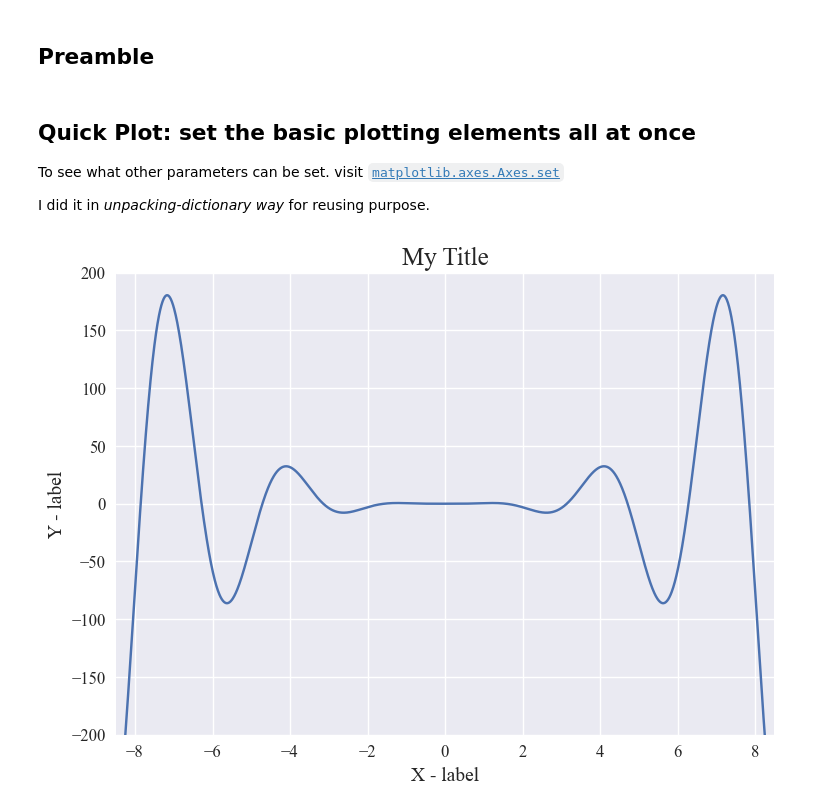
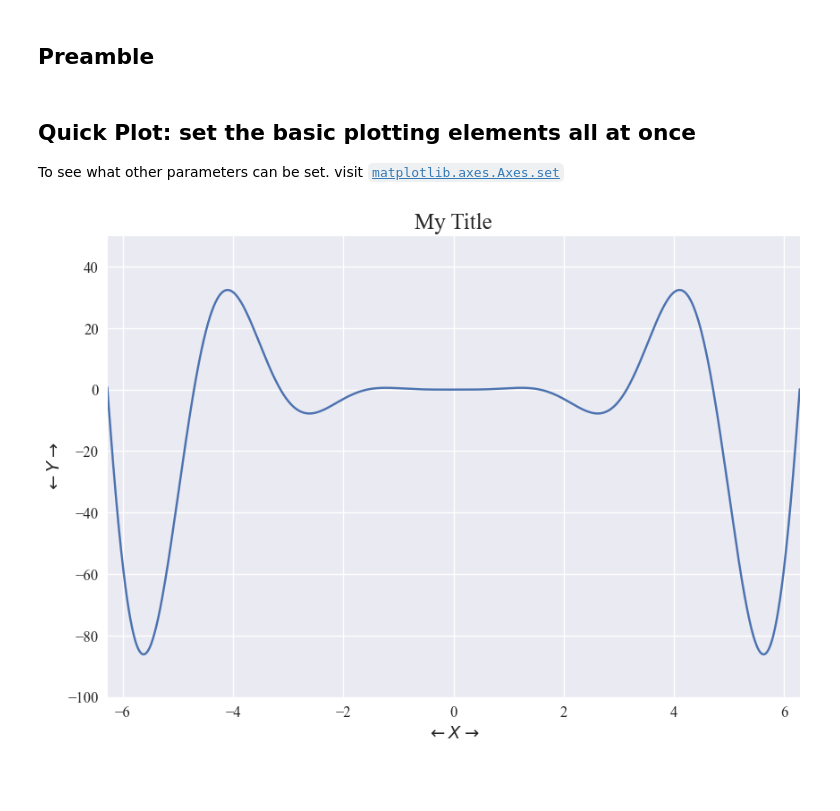
Before and after one commit to s-shifat/code-snippets, a Jupyter notebook: docs/python/plotting/notebooks/most_frequent_mpl_snippets.ipynb, the cells around one changed output. Drawn from its saved outputs; the diff is of its cells as text; code cells hidden in the pictures; blank space fills up the shorter version.

```diff
--- a/docs/python/plotting/notebooks/most_frequent_mpl_snippets.ipynb
+++ b/docs/python/plotting/notebooks/most_frequent_mpl_snippets.ipynb
@@ -15,38 +15,38 @@ mpl.rcParams.update({
     "ytick.labelsize": 12,
 })
 # %%
-x = np.arange(-10, 10, 0.01)
+x = np.arange(-4*np.pi, 4*np.pi + 0.01, 0.01)
 y = x**3 * np.sin(x) * np.cos(x)
+
+x_left, x_right, interval = -2*np.pi, 2*np.pi, np.deg2rad(90)
+custom_xticks = np.arange(x_left, x_right + interval, interval)
+custom_xticks_labels = np.int16(np.rint(np.degrees(custom_xticks)))
 # %% [markdown]
 ## Quick Plot: set the basic plotting elements all at once
 
 
 To see what other parameters can be set. visit [`matplotlib.axes.Axes.set`](https://matplotlib.org/stable/api/_as_gen/matplotlib.axes.Axes.set.html)
-
-I did it in *unpacking-dictionary way* for reusing purpose.
 # %%
 fig_size = (8.5, 6)
 fig, ax = plt.subplots(figsize=fig_size)
 
 ax.plot(x, y)
 
-ax_properties = {
-    'title': 'My Title',
+ax.set(
+    title= 'My Title',
 
-    'xlabel': 'X - label',
-    'xlim': (-8.5, 8.5),
-    'xscale': 'linear', # or log, function etc.
+    xlabel = '$\\leftarrow X \\rightarrow$',
+    xlim = (x_left, x_right),
+    xscale = 'linear', # or 'log', <function> etc.
 
-    'ylabel': 'Y - label',
-    'ylim': (-200, 200),
+    ylabel = '$\\leftarrow Y \\rightarrow$',
+    ylim = (-100, 50),
+)
 
-}
 
-ax.set(**ax_properties)
-
-# or don't use `ax_proerties` at all
-# ax.set(title="My Title", xlabel='X - label', ...)
+fig.set_layout_engine('constrained')
+# fig.savefig('myplot.png', dpi=600)
 
 plt.show()
 # %% [output]
-[figure, old version]
+[figure, new version]
```
Also changed, not shown: parts of 6 cells of this notebook, 1 other file.
